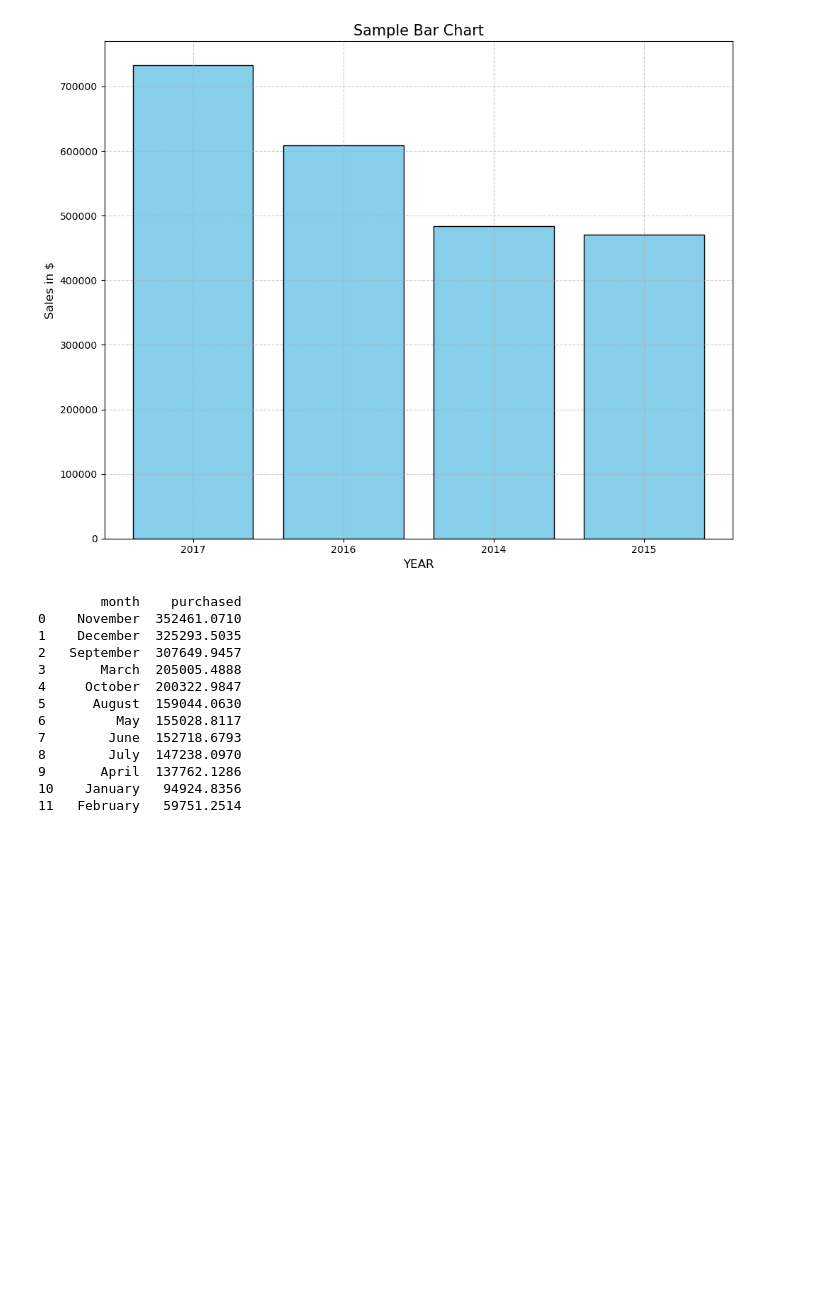
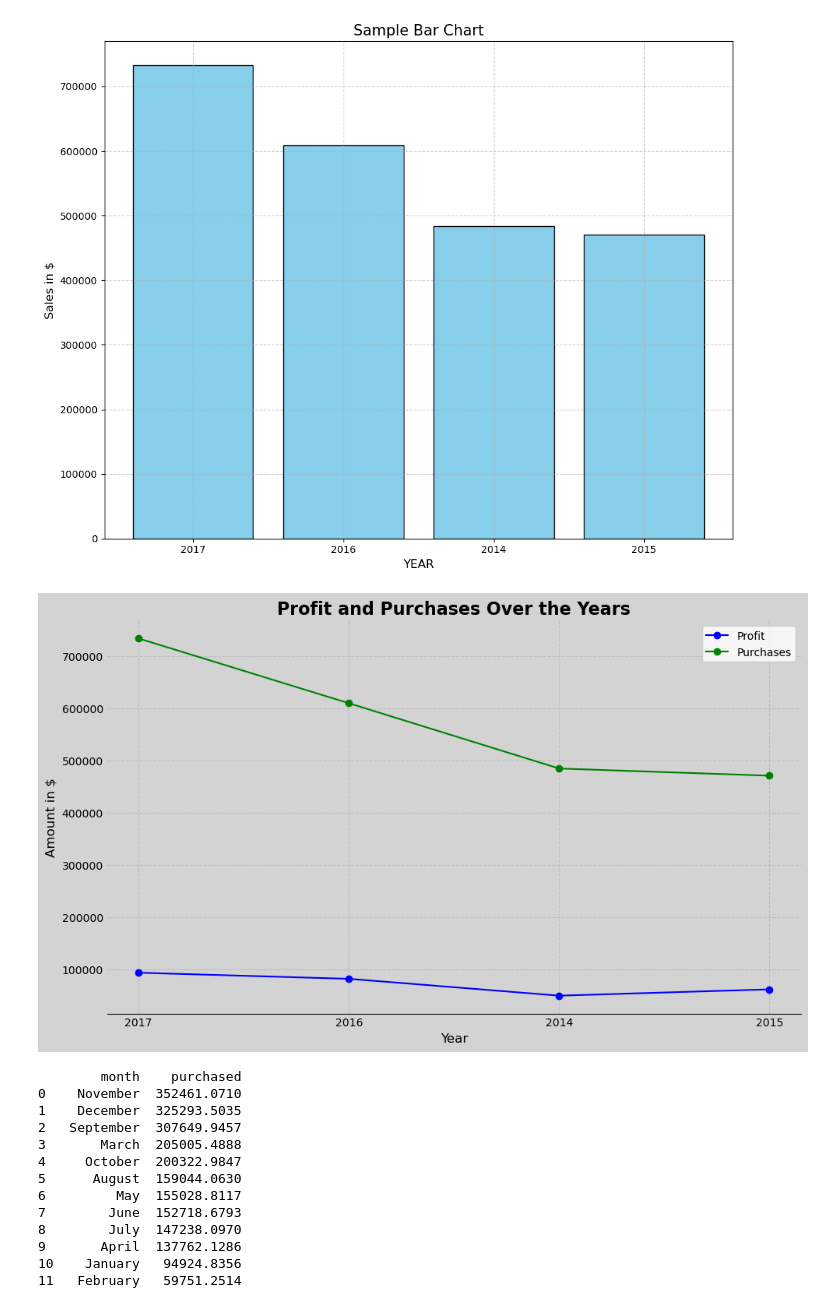
Before and after one commit to Rojhak/BI_analysis, a Jupyter notebook: bi_database.ipynb, the cells around one changed output. Cells and saved outputs as stored; diff of their text form; code cells hidden in the pictures; blank space fills up the shorter version.

Commit message:
line_charts

```diff
--- a/bi_database.ipynb
+++ b/bi_database.ipynb
@@ -525,6 +525,51 @@ plt.tight_layout()
 plt.show()
 # %% [output]
 [figure]
+# %%
+# Create a figure and axis
+fig, ax = plt.subplots(figsize=(10, 6))
+
+# Plot line for profit
+ax.plot(yearly_sales['year'], yearly_sales['total_profit'], label='Profit', color='blue', marker='o')
+
+# Plot line for purchases
+ax.plot(yearly_sales['year'], yearly_sales['total_sales'], label='Purchases', color='green', marker='o')
+
+# Adding labels and title
+ax.set_xlabel('Year', fontsize=12)
+ax.set_ylabel('Amount in $', fontsize=12)
+ax.set_title('Profit and Purchases Over the Years', fontsize=16, fontweight='bold')
+
+# Customize x-tick labels
+ax.set_xticks(df['year'])  # Ensure that all years are marked on the x-axis
+
+# Add gridlines for better readability
+ax.grid(True, linestyle='--', alpha=0.6)
+
+# Customize tick parameters for better visualization
+ax.tick_params(axis='both', which='major', labelsize=10)
+
+# Add a legend to distinguish between Profit and Purchases
+ax.legend()
+# Remove top and right spines (black borders)
+ax.spines['right'].set_visible(False)
+ax.spines['top'].set_visible(False)
+ax.spines['left'].set_visible(False)
+
+# Add gridlines for better readability
+ax.grid(True, axis='y', linestyle='--', alpha=0.6)
+
+# Change the background color of the plot and figure
+ax.set_facecolor('lightgrey')  # Set the plot background color
+fig.set_facecolor('lightgrey')  # Set the figure background color
+
+# Customize tick parameters (no ticks on the axes lines)
+ax.tick_params(axis='both', which='both', length=0)
+# Show the plot
+plt.tight_layout()
+plt.show()
+# %% [output]
+[figure, added]
 # %%
 new_sql = """
 WITH cte AS (
```
Also changed, not shown: parts of 5 cells of this notebook.
